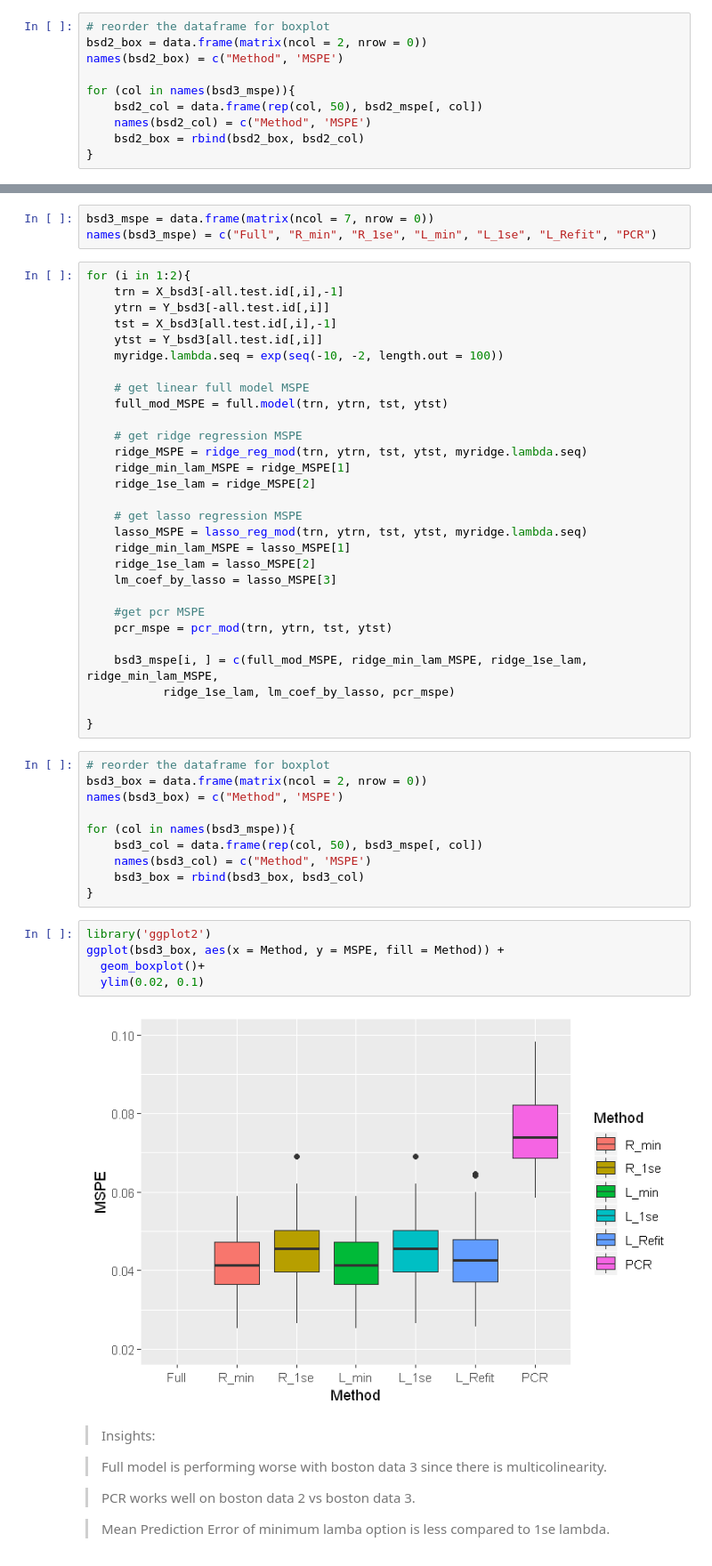
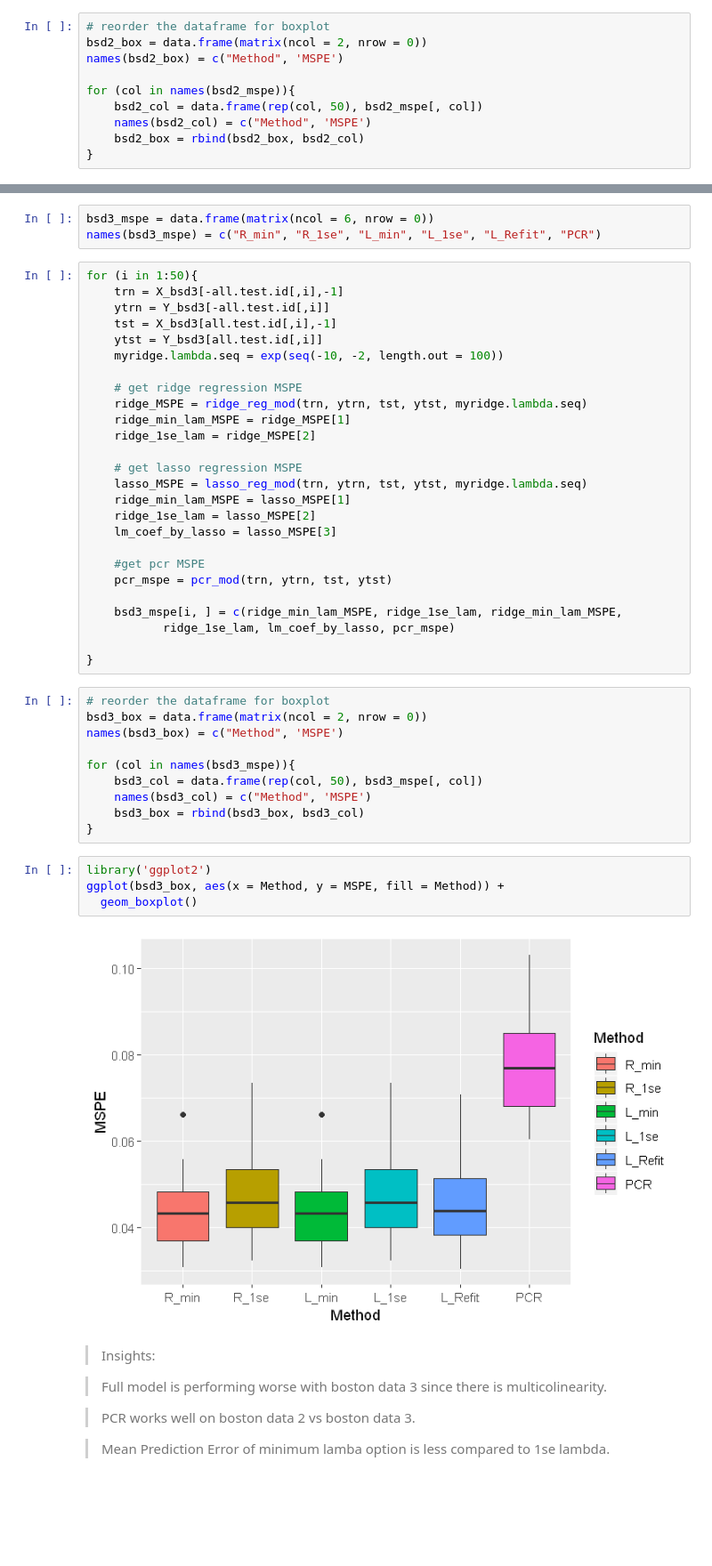
Before and after one commit to SandipSonawane/UIUC-STAT542-Statistical-Learning, a Jupyter notebook: Coding Assignment 2- Lasso Implementation/Assignment_2_4721_sandip2_SandipSonawane_and_Anurag_Anand_R.ipynb, the cells around one changed output, grey strips where cells are left out. Shown: that part at 89% size. Cells and saved outputs as stored; diff of their text form; blank space fills up the shorter version.

```diff
--- a/Coding Assignment 2- Lasso Implementation/Assignment_2_4721_sandip2_SandipSonawane_and_Anurag_Anand_R.ipynb
+++ b/Coding Assignment 2- Lasso Implementation/Assignment_2_4721_sandip2_SandipSonawane_and_Anurag_Anand_R.ipynb
@@ -254,7 +254,7 @@ head(bsd2_mspe, 5)
 bsd2_box = data.frame(matrix(ncol = 2, nrow = 0))
 names(bsd2_box) = c("Method", 'MSPE')
 
-for (col in names(bsd3_mspe)){
+for (col in names(bsd2_mspe)){
     bsd2_col = data.frame(rep(col, 50), bsd2_mspe[, col])
     names(bsd2_col) = c("Method", 'MSPE')
     bsd2_box = rbind(bsd2_box, bsd2_col)
@@ -284,18 +284,15 @@ head(df_bsd3,2)
 X_bsd3 = data.matrix(df_bsd3[,-1])
 Y_bsd3 = data.matrix(df_bsd3[,1])
 # %%
-bsd3_mspe = data.frame(matrix(ncol = 7, nrow = 0))
-names(bsd3_mspe) = c("Full", "R_min", "R_1se", "L_min", "L_1se", "L_Refit", "PCR")
+bsd3_mspe = data.frame(matrix(ncol = 6, nrow = 0))
+names(bsd3_mspe) = c("R_min", "R_1se", "L_min", "L_1se", "L_Refit", "PCR")
 # %%
-for (i in 1:2){
+for (i in 1:50){
     trn = X_bsd3[-all.test.id[,i],-1]
     ytrn = Y_bsd3[-all.test.id[,i]]
     tst = X_bsd3[all.test.id[,i],-1]
     ytst = Y_bsd3[all.test.id[,i]]
     myridge.lambda.seq = exp(seq(-10, -2, length.out = 100))
-
-    # get linear full model MSPE
-    full_mod_MSPE = full.model(trn, ytrn, tst, ytst)
 
     # get ridge regression MSPE
     ridge_MSPE = ridge_reg_mod(trn, ytrn, tst, ytst, myridge.lambda.seq)
@@ -311,7 +308,7 @@ for (i in 1:2){
     #get pcr MSPE
     pcr_mspe = pcr_mod(trn, ytrn, tst, ytst)
 
-    bsd3_mspe[i, ] = c(full_mod_MSPE, ridge_min_lam_MSPE, ridge_1se_lam, ridge_min_lam_MSPE,
+    bsd3_mspe[i, ] = c(ridge_min_lam_MSPE, ridge_1se_lam, ridge_min_lam_MSPE,
            ridge_1se_lam, lm_coef_by_lasso, pcr_mspe)
 
 }
@@ -328,10 +325,9 @@ for (col in names(bsd3_mspe)){
 # %%
 library('ggplot2')
 ggplot(bsd3_box, aes(x = Method, y = MSPE, fill = Method)) +
-  geom_boxplot()+
-  ylim(0.02, 0.1)
+  geom_boxplot()
 # %% [output]
-[figure, old version]
+[figure, new version]
 # %% [markdown]
 > Insights:
 
```
Also changed, not shown: parts of 9 cells of this notebook.
